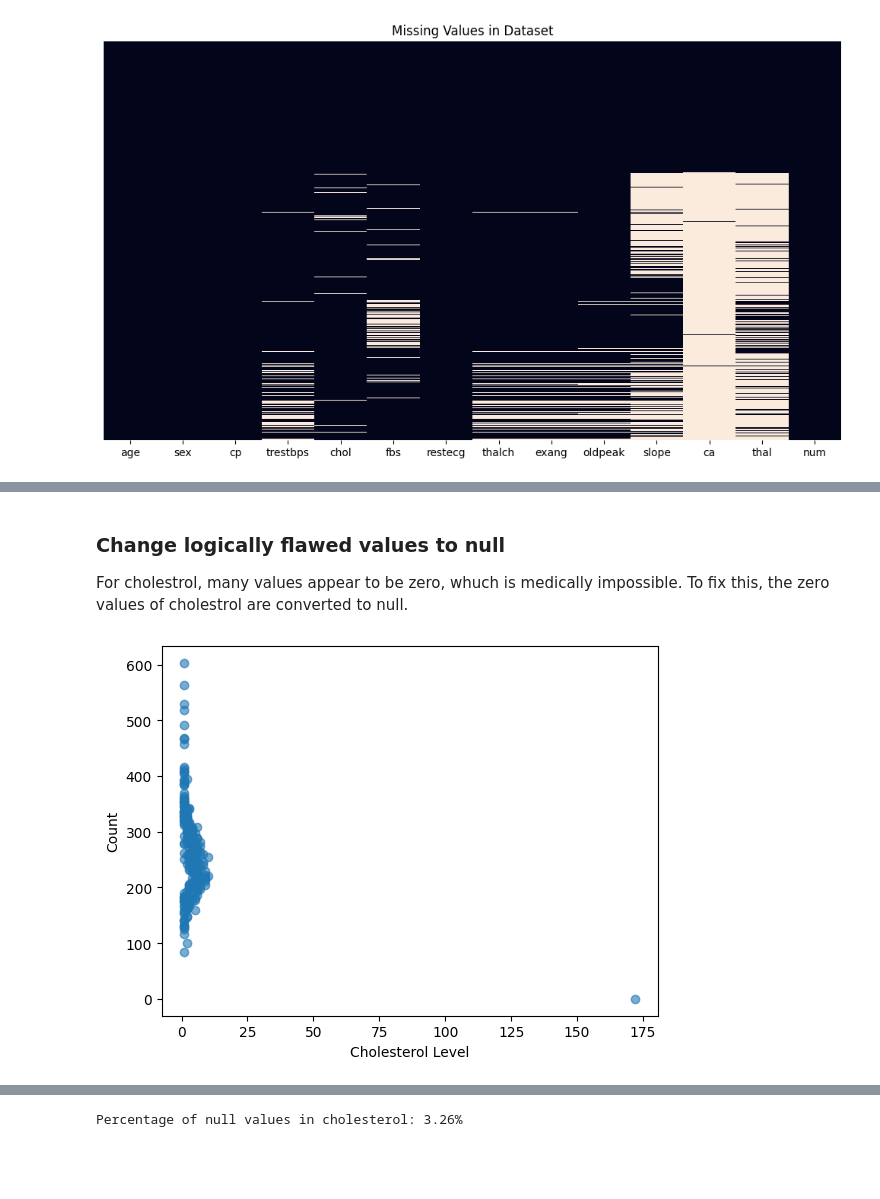
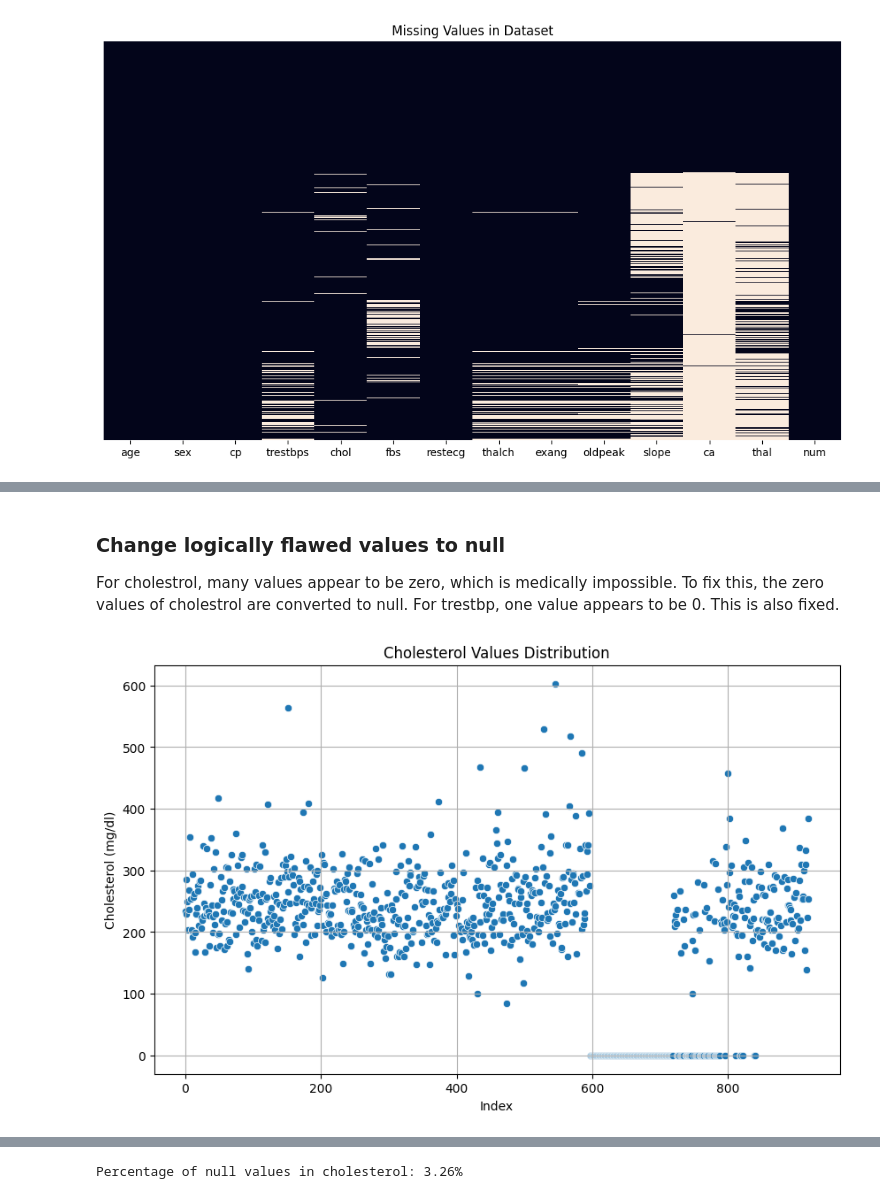
Before and after one commit to harika-maha/Dubai_PG-3, a Jupyter notebook: UCI_notebook.ipynb, the cells around one changed output, grey strips where cells are left out. Drawn from its saved outputs; the diff is of its cells as text; code cells hidden in the pictures; blank space fills up the shorter version.

```diff
--- a/UCI_notebook.ipynb
+++ b/UCI_notebook.ipynb
@@ -192,11 +207,13 @@ Text(0.5, 1.0, 'Age vs ST Depression by Disease')
 # %% [markdown]
 ### Change logically flawed values to null
-For cholestrol, many values appear to be zero, whuch is medically impossible. To fix this, the zero values of cholestrol are converted to null.
+For cholestrol, many values appear to be zero, which is medically impossible. To fix this, the zero values of cholestrol are converted to null. For trestbp, one value appears to be 0. This is also fixed.
 # %%
-chol_counts = df2['chol'].value_counts().sort_index()
-plt.scatter(chol_counts.values, chol_counts.index, alpha=0.6)
-plt.xlabel('Cholesterol Level')
-plt.ylabel('Count')
+plt.figure(figsize=(10,6))
+sns.scatterplot(data=uci_data, y='chol', x=range(len(uci_data['chol'])))
+plt.title('Cholesterol Values Distribution')
+plt.ylabel('Cholesterol (mg/dl)')
+plt.xlabel('Index')
+plt.grid(True)
 plt.show()
 # %% [output]
-[figure, old version]
+[figure, new version]
```
Also changed, not shown: parts of 32 cells of this notebook, 1 other file.
